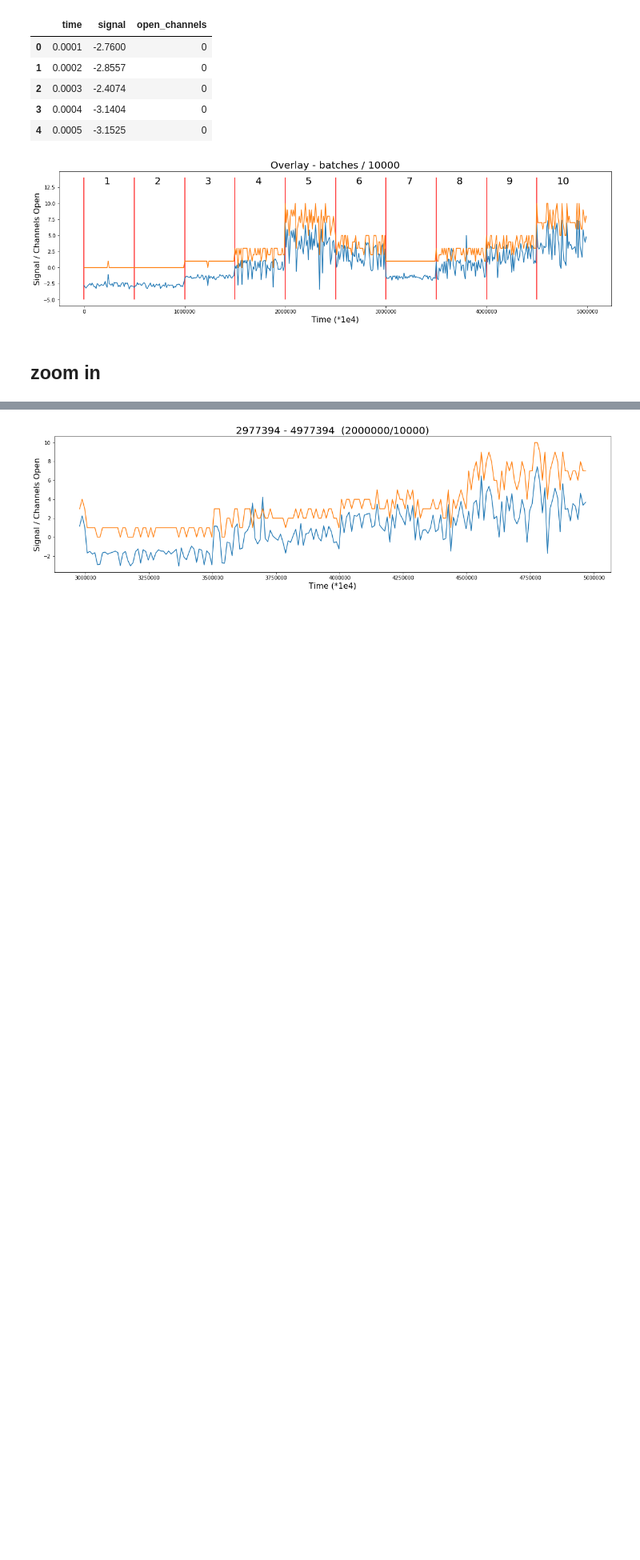
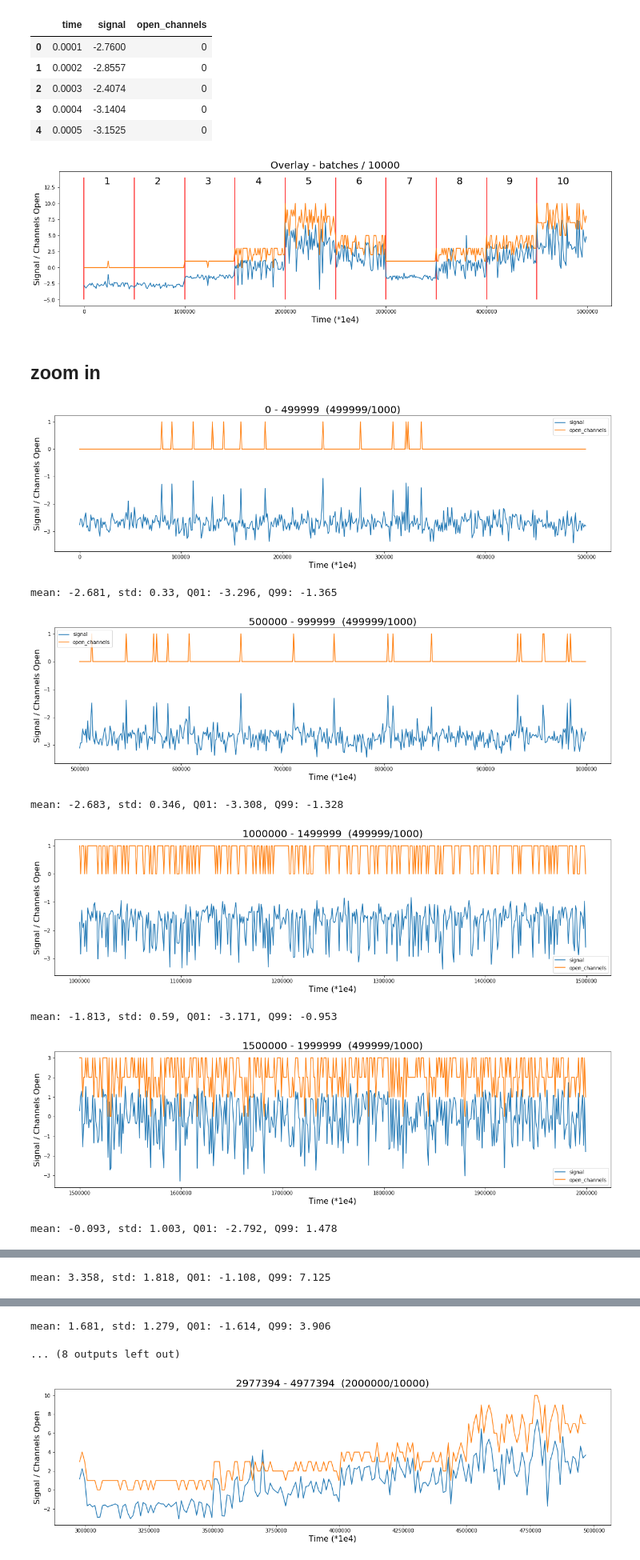
Before and after one commit to ahs8w/kaggle-comps, a Jupyter notebook: IonSwitching.ipynb, the cells around one changed output, grey strips where cells are left out. Shown at 80% size. Saved outputs shown, nothing was run; the diff lists cells and outputs as text; code cells hidden in the pictures; blank space fills up the shorter version.

```diff
--- a/IonSwitching.ipynb
+++ b/IonSwitching.ipynb
@@ -41,6 +41,23 @@ class Ion_Dataset(Dataset):
         x = torch.tensor(self.x[idx], dtype=torch.float)
         y = torch.tensor(self.y[idx], dtype=torch.long)
         return x,y
+# %%
+def show_subset(start,end,step,df=train,add_fields=[]):
+    plt.figure(figsize=(20,5))
+    plt.plot(df.signal[start:end:step], label='signal')
+    plt.plot(df.open_channels[start:end:step], label='open_channels')
+    [plt.plot(df[field][start:end:step], label=field) for field in add_fields]
+    plt.xlabel('Time (*1e4)', size=16)
+    plt.ylabel('Signal / Channels Open', size=16);
+    plt.title(f'{start} - {end}  ({end-start}/{step})',size=20)
+    plt.legend()
+    plt.show()
+
+def random_subsets(n=10, length=500, step=10, add_fields=None):
+    for k in range(n):
+        start = np.random.randint(0, len(train)-length)
+        end = start + length
+        show_subset(start,end,step,add_fields)
 # %% [markdown]
 # Data Visualization
 # %% [markdown]
@@ -112,20 +129,18 @@ plt.show()
 [figure]
 # %% [markdown]
 ## zoom in
-# %%
-def show_subset(start,end,step,add_fields=[]):
-    plt.figure(figsize=(20,5))
-    plt.plot(train.signal[start:end:step], label='signal')
-    plt.plot(train.open_channels[start:end:step], label='open_channels')
-    [plt.plot(train[field][start:end:step], label=field) for field in add_fields]
-    plt.xlabel('Time (*1e4)', size=16)
-    plt.ylabel('Signal / Channels Open', size=16);
-    plt.title(f'{start} - {end}  ({end-start}/{step})',size=20)
-    plt.legend()
-    plt.show()
-
-def random_subsets(n=10, length=500, step=10, add_fields=None):
-    for k in range(n):
-        start = np.random.randint(0, len(train)-length)
-        end = start + length
-        show_subset(start,end,step,add_fields)
+# %%
+for beg,end in zip(steps[0::1],steps[1::1]):
+    show_subset(beg,end-1,1000)
+    group = train[beg:end].signal
+    print(f"mean: {round(group.mean(), 3)}, std: {round(group.std(), 3)}, \
+Q01: {round(group.quantile(.01), 3)}, Q99: {round(group.quantile(.99),3)}\n")
+# %% [output]
+[figure, added]
+mean: -2.681, std: 0.33, Q01: -3.296, Q99: -1.365
+[figure, added]
+mean: -2.683, std: 0.346, Q01: -3.308, Q99: -1.328
+[figure, added]
+mean: -1.813, std: 0.59, Q01: -3.171, Q99: -0.953
+[figure, added]
+mean: -0.093, std: 1.003, Q01: -2.792, Q99: 1.478
@@ -131,0 +148 @@ def random_subsets(n=10, length=500, step=10, add_fields=None):
+mean: 3.358, std: 1.818, Q01: -1.108, Q99: 7.125
@@ -132,3 +150,5 @@ def random_subsets(n=10, length=500, step=10, add_fields=None):
+mean: 1.681, std: 1.279, Q01: -1.614, Q99: 3.906
+... (8 outputs left out)
 # %%
 show_subsets(n=2, length=2000000, step=10000)
 # %% [output]
```
Also changed, not shown: parts of 52 cells of this notebook.
